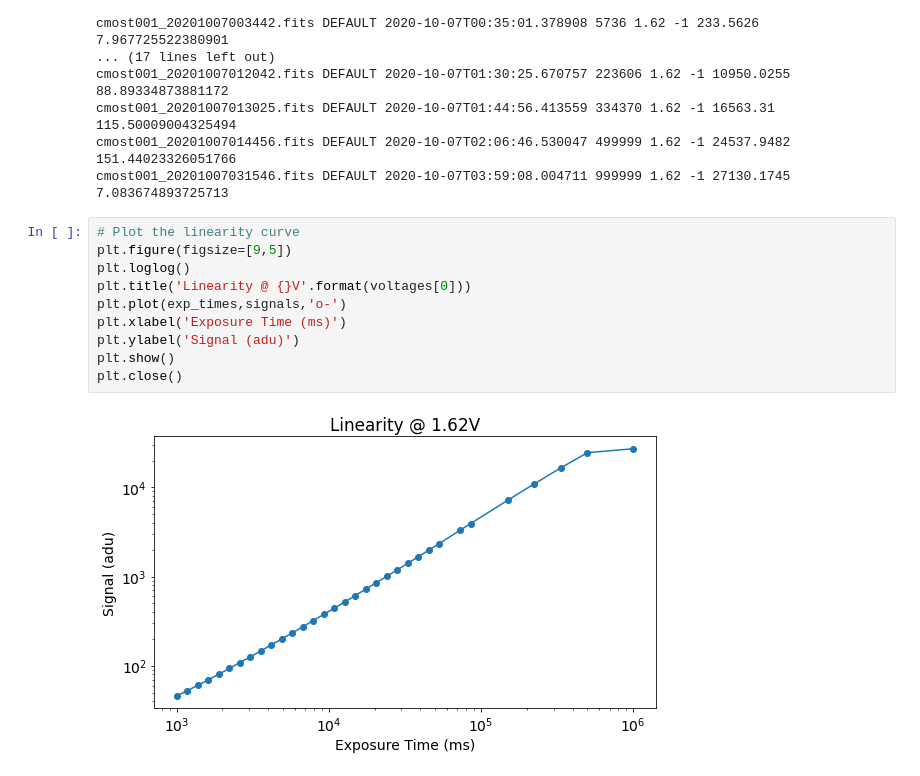
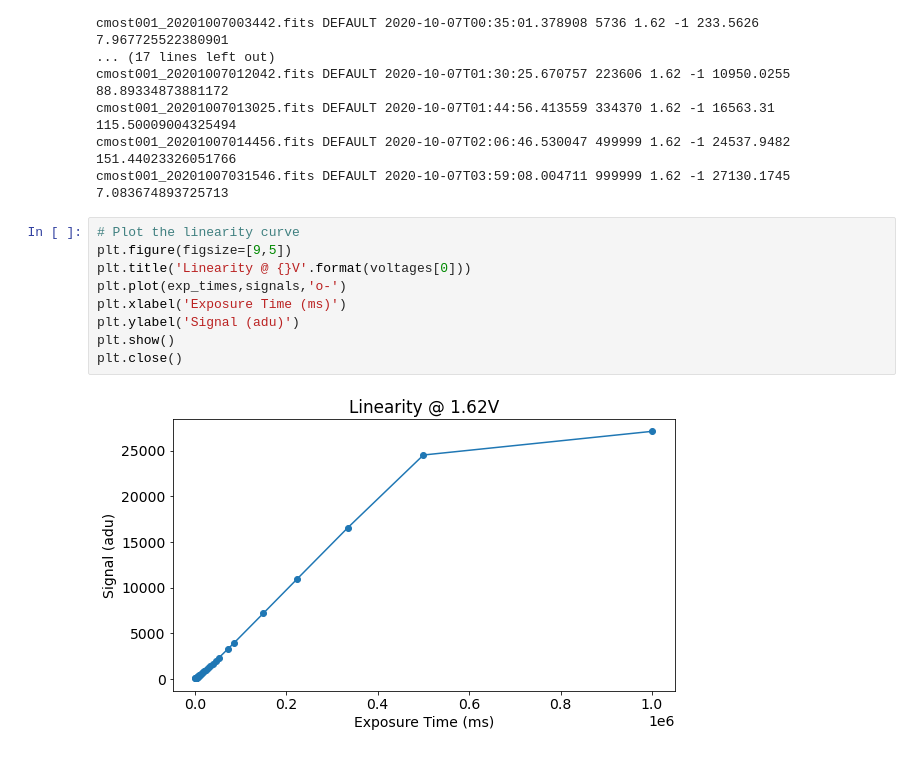
Before and after one commit to uvex-mission/cmost-analysis, a Jupyter notebook: Linearity and PTC examples.ipynb, the cells around one changed output. Drawn from its saved outputs; the diff is of its cells as text.

Commit message:
Update to plots

```diff
--- a/Linearity and PTC examples.ipynb
+++ b/Linearity and PTC examples.ipynb
@@ -32,15 +32,14 @@ cmost001_20201007031546.fits DEFAULT 2020-10-07T03:59:08.004711 999999 1.62 -1 2
 # %%
 # Plot the linearity curve
 plt.figure(figsize=[9,5])
-plt.loglog()
 plt.title('Linearity @ {}V'.format(voltages[0]))
 plt.plot(exp_times,signals,'o-')
 plt.xlabel('Exposure Time (ms)')
 plt.ylabel('Signal (adu)')
 plt.show()
 plt.close()
 # %% [output]
-[figure, old version]
+[figure, new version]
 # %%
 # Plot the photon transfer curve
 plt.figure(figsize=[9,5])
```
Also changed, not shown: parts of 1 cell of this notebook.
